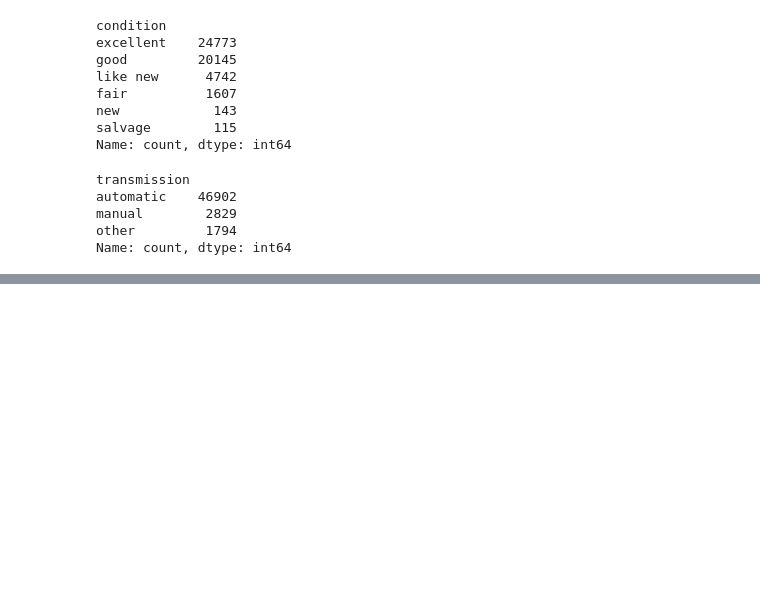
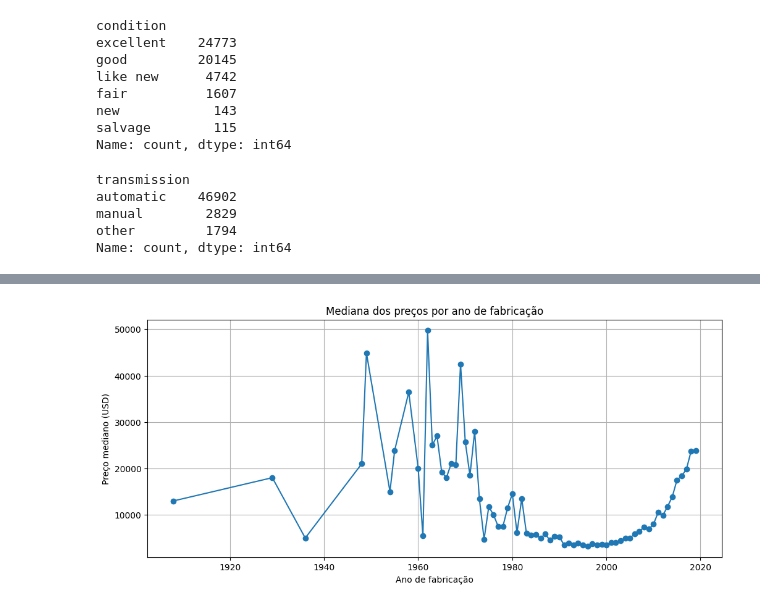
Before and after one commit to alexbecke-bot/projeto-final-sprint-5-analise-de-veiculos, a Jupyter notebook: EDA.ipynb, the cells around one changed output, grey strips where cells are left out. Saved outputs shown, nothing was run; the diff lists cells and outputs as text; code cells hidden in the pictures; blank space fills up the shorter version.

Commit message:
Análise dos preços

```diff
--- a/EDA.ipynb
+++ b/EDA.ipynb
@@ -920,0 +973,14 @@ Name: count, dtype: int64
+# %%
+dataframe.groupby('model_year')['price'].median().plot(
+    kind='line',
+    figsize=(12, 5),
+    marker='o'
+)
+
+plt.title('Mediana dos preços por ano de fabricação')
+plt.xlabel('Ano de fabricação')
+plt.ylabel('Preço mediano (USD)')
+plt.grid()
+plt.show()
+# %% [output]
+[figure, added]
```
Also changed, not shown: parts of 18 cells of this notebook, 1 other file.
